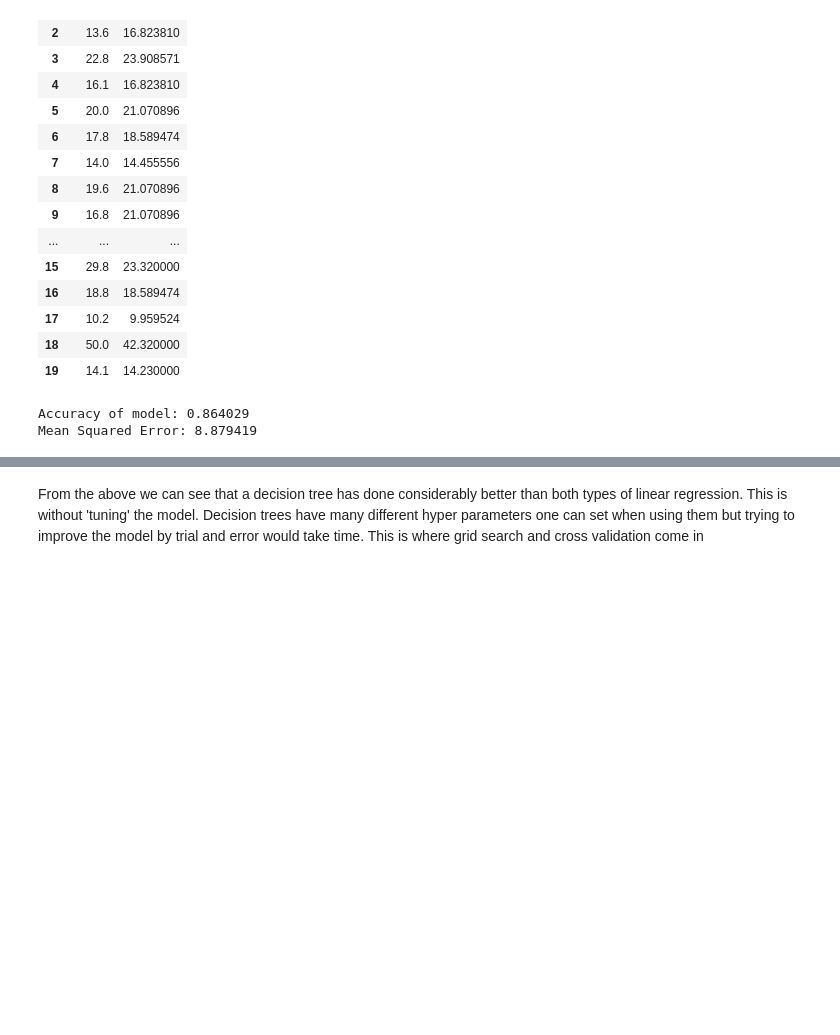
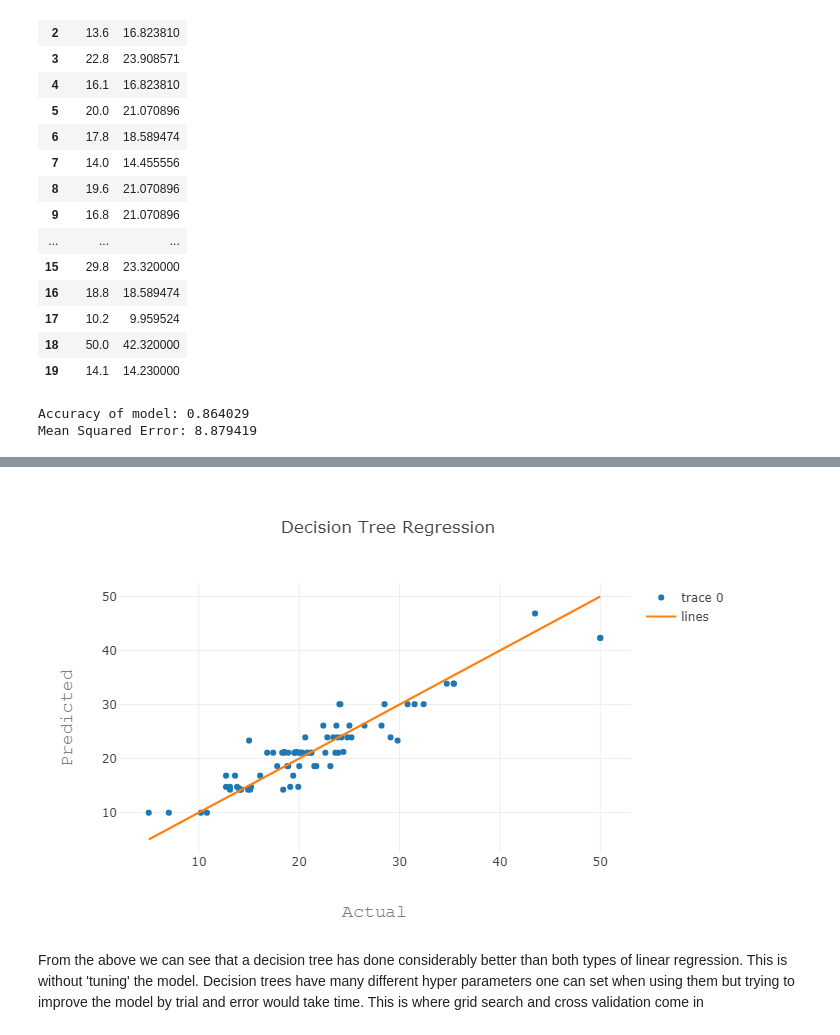
Before and after one commit to jcarpenter12/Regression-Analysis-Using-Python, a Jupyter notebook: Regression4.ipynb, the cells around one changed output, grey strips where cells are left out. Saved outputs shown, nothing was run; the diff lists cells and outputs as text; code cells hidden in the pictures; blank space fills up the shorter version.

```diff
--- a/Regression4.ipynb
+++ b/Regression4.ipynb
@@ -393,6 +407,10 @@ Mean Squared Error: 8.879419
 draw_graph(dtr_predictions,'Decision Tree Regression')
 # %% [output]
 [interactive output not drawn]
+# %%
+Image("images/DTR.png")
+# %% [output]
+[figure, added]
 # %% [markdown]
 From the above we can see that a decision tree has done considerably better than both types of linear regression. This is without 'tuning' the model. Decision trees have many different hyper parameters one can set when using them but trying to improve the model by trial and error would take time. This is where grid search and cross validation come in
 # %% [markdown]
```
Also changed, not shown: parts of 9 cells of this notebook, 7 other files.
